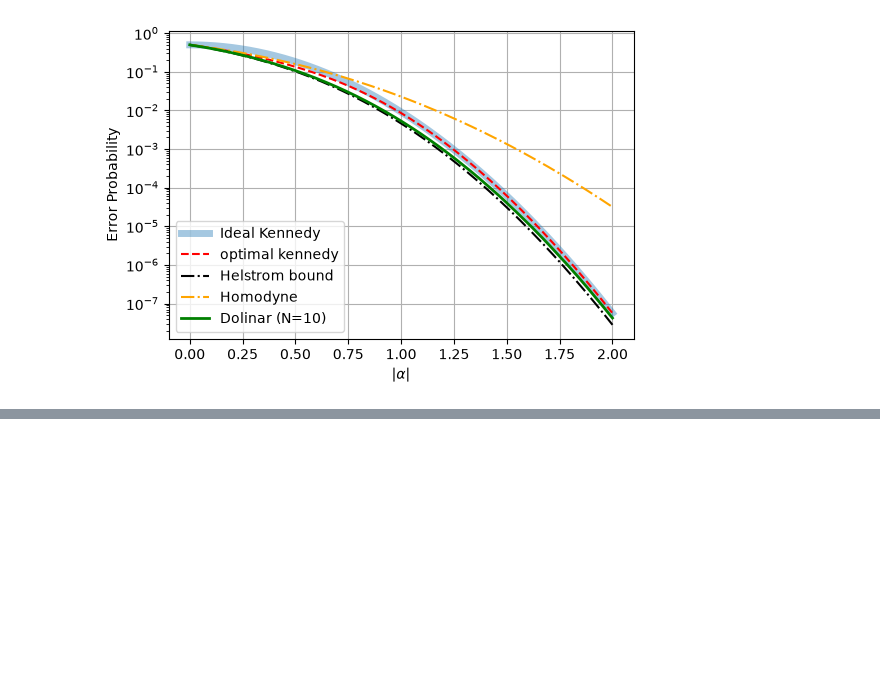
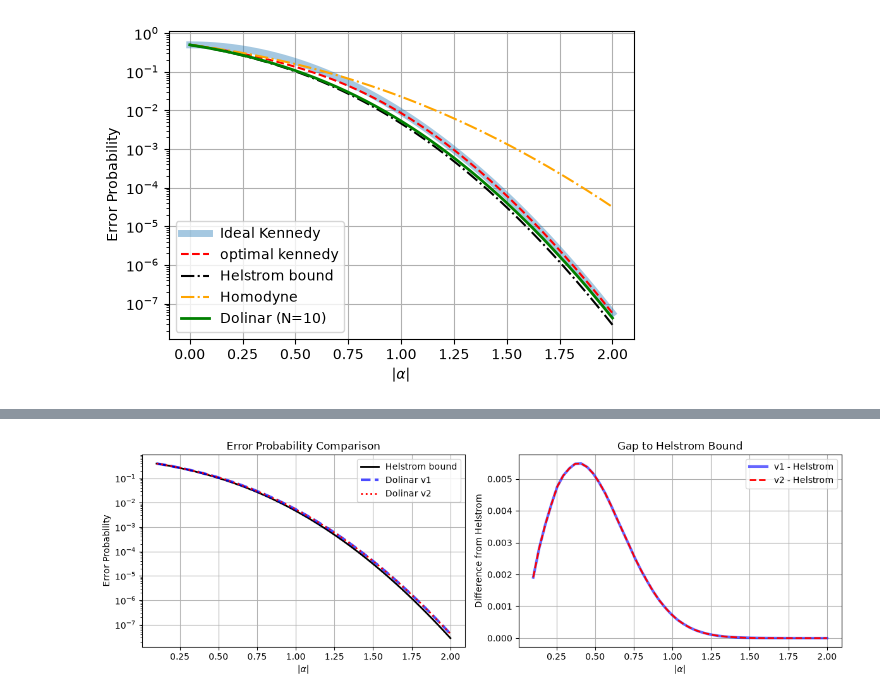
Before and after one commit to marianabagulho/final_project_Mariana_Ines_Andrew, a Jupyter notebook: New_dolinar.ipynb, the cells around one changed output, grey strips where cells are left out. Drawn from its saved outputs; the diff is of its cells as text; code cells hidden in the pictures; blank space fills up the shorter version.

```diff
--- a/New_dolinar.ipynb
+++ b/New_dolinar.ipynb
@@ -154,0 +284,47 @@ plt.show()
+# %%
+import numpy as np
+import matplotlib.pyplot as plt
+
+# 테스트할 알파 범위와 슬롯 수 설정
+alphas = np.linspace(0.1, 2.0, 50)
+N_slots = 10
+
+# 1. 헬스트롬 바운드 계산 (원본 코드 활용)
+overlap_squared = np.exp(-4 * np.abs(alphas)**2) #[cite: 1]
+P_helstrom = 0.5 * (1 - np.sqrt(1 - overlap_squared)) #[cite: 1]
+
+# 2. V1과 V2의 돌리너 오류 확률 계산
+P_dolinar_v1 = np.array([dolinar_error_v1(al, N_slots) for al in alphas])
+P_dolinar_v2 = np.array([dolinar_error_v2(al, N_slots) for al in alphas])
+
+# 3. 헬스트롬 바운드와의 차이(에러 갭) 계산
+gap_v1 = P_dolinar_v1 - P_helstrom
+gap_v2 = P_dolinar_v2 - P_helstrom
+
+# --- 그래프 그리기 ---
+fig, (ax1, ax2) = plt.subplots(1, 2, figsize=(12, 4))
+
+# 왼쪽: 절대적인 오류 확률 비교 (로그 스케일)
+ax1.plot(alphas, P_helstrom, '-k', label="Helstrom bound", lw=2)
+ax1.plot(alphas, P_dolinar_v1, '--', label="Dolinar v1", color='blue', alpha=0.7, lw=3)
+ax1.plot(alphas, P_dolinar_v2, ':', label="Dolinar v2", color='red', alpha=1.0, lw=2)
+ax1.set_yscale('log')
+ax1.set_xlabel(r"$|\alpha|$")
+ax1.set_ylabel("Error Probability")
+ax1.set_title("Error Probability Comparison")
+ax1.legend()
+ax1.grid(True)
+
+# 오른쪽: 헬스트롬 바운드와의 차이(Gap) 비교 (선형 스케일)
+ax2.plot(alphas, gap_v1, '-', label="v1 - Helstrom", color='blue', lw=3, alpha=0.6)
+ax2.plot(alphas, gap_v2, '--', label="v2 - Helstrom", color='red', lw=2)
+ax2.set_xlabel(r"$|\alpha|$")
+ax2.set_ylabel("Difference from Helstrom")
+ax2.set_title("Gap to Helstrom Bound")
+ax2.legend()
+ax2.grid(True)
+
+plt.tight_layout()
+plt.show()
+# %% [output]
+[figure, added]
```
Also changed, not shown: parts of 9 cells of this notebook.
